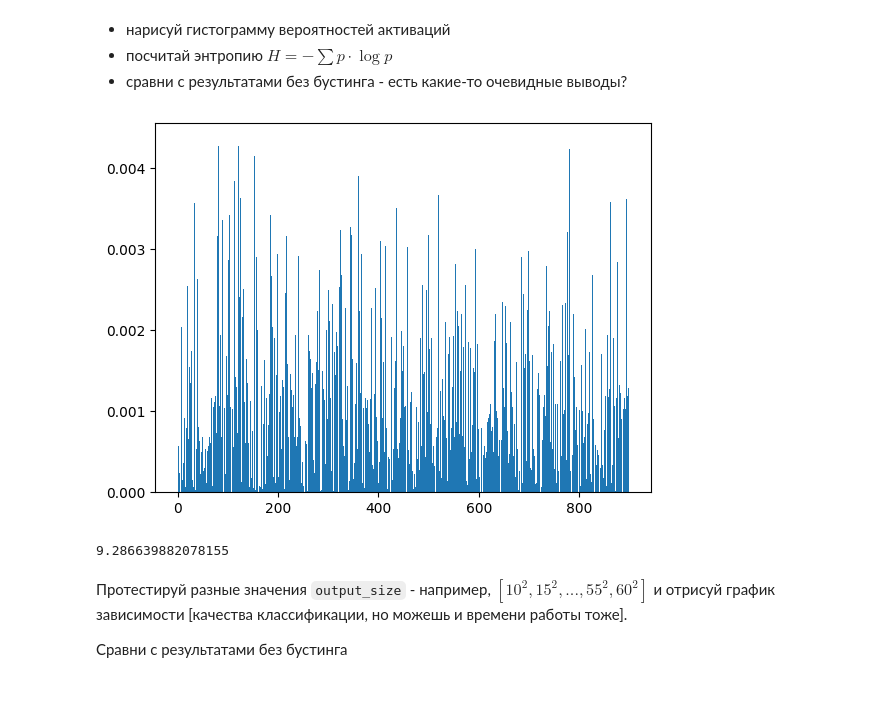
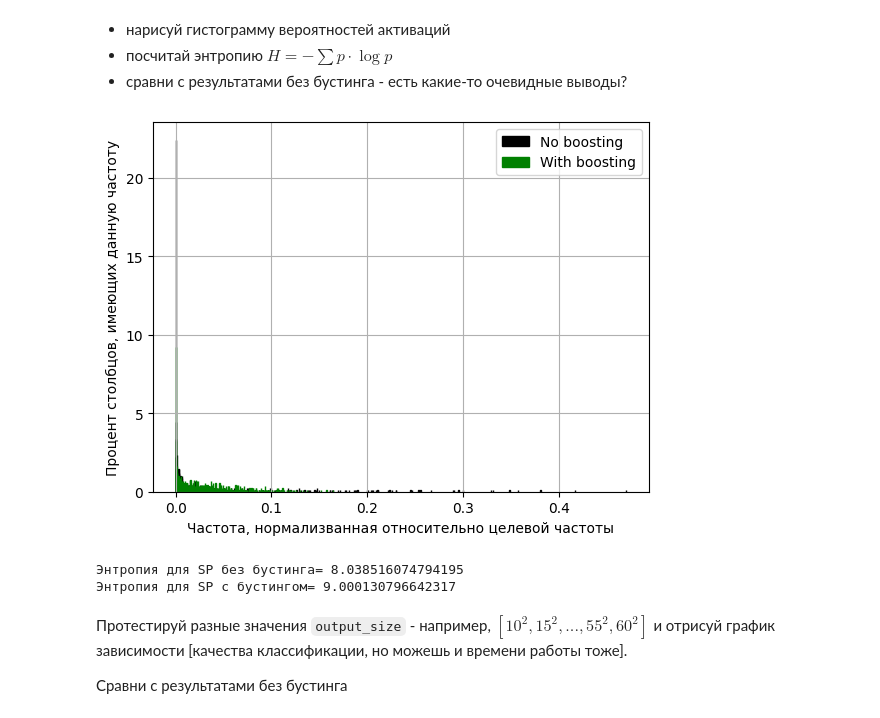
Before and after one commit to Rodyarad/cds_internship_tasks_sp, a Jupyter notebook: sp.ipynb, the cells around one changed output. Cells and saved outputs as stored; diff of their text form; code cells hidden in the pictures.

```diff
--- a/sp.ipynb
+++ b/sp.ipynb
@@ -511,18 +535,33 @@ Wall time: 3.59 s
 - нарисуй гистограмму вероятностей активаций
 - посчитай энтропию $H = -\sum p \cdot \log p$
 - сравни с результатами без бустинга - есть какие-то очевидные выводы?
-# %%
-plt.hist(sp.count_active, bins=sp.output_size, density = True)
-plt.show()
-
-from scipy.stats import entropy
-number_of_entries = []
-for index in range(sp.output_size):
-  number_of_entries.append(np.count_nonzero(sp.count_active == index))
-entropy(number_of_entries/np.sum(number_of_entries), base=2)
-# %% [output]
-[figure, removed]
-9.286639882078155
+# %%
+target_freq = sp.output_sparsity
+frequencies = (sp.count_active/np.sum(sp.count_active))/target_freq
+uniq_frequencies = np.unique(frequencies)
+percentages = []
+for freq in uniq_frequencies:
+  percentages.append(np.count_nonzero(frequencies == freq)*100/frequencies.shape[0])
+percentages = np.array(percentages)
+sorted_indices = np.argsort(uniq_frequencies)[::-1]
+sorted_frequencies_with_boost = uniq_frequencies[sorted_indices]
+sorted_percentages_with_boost = percentages[sorted_indices]
+
+plt.bar(sorted_frequencies_no_boost, sorted_percentages_no_boost, color='black', width=0.0001, edgecolor='black', label = 'No boosting')
+plt.bar(sorted_frequencies_with_boost, sorted_percentages_with_boost, color='green', width=0.0001, edgecolor='green', label = 'With boosting')
+plt.xlabel('Частота, нормализванная относительно целевой частоты')
+plt.ylabel('Процент cтолбцов, имеющих данную частоту')
+plt.grid(True)
+plt.legend()
+plt.show()
+
+entropy_with_boost = entropy(sp.count_active/np.sum(sp.count_active), base=2)
+print(f'Энтропия для SP без бустинга= {entropy_no_boost}')
+print(f'Энтропия для SP с бустингом= {entropy_with_boost}')
+# %% [output]
+[figure, added]
+Энтропия для SP без бустинга= 8.038516074794195
+Энтропия для SP с бустингом= 9.000130796642317
 # %% [markdown]
 Протестируй разные значения `output_size` - например, $[10^2, 15^2,..., 55^2, 60^2]$ и отрисуй график зависимости [качества классификации, но можешь и времени работы тоже].
 
```
Also changed, not shown: parts of 19 cells of this notebook.
